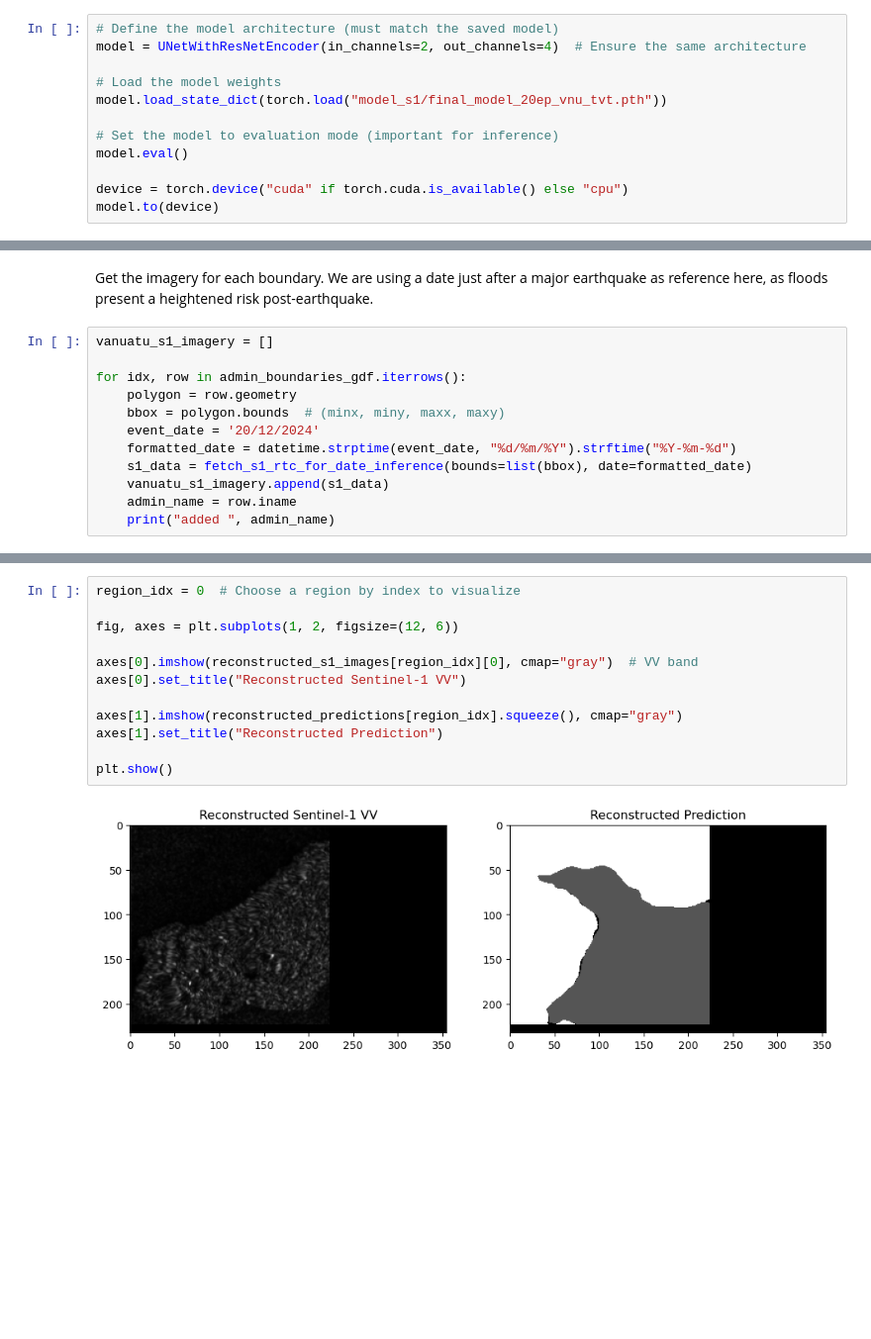
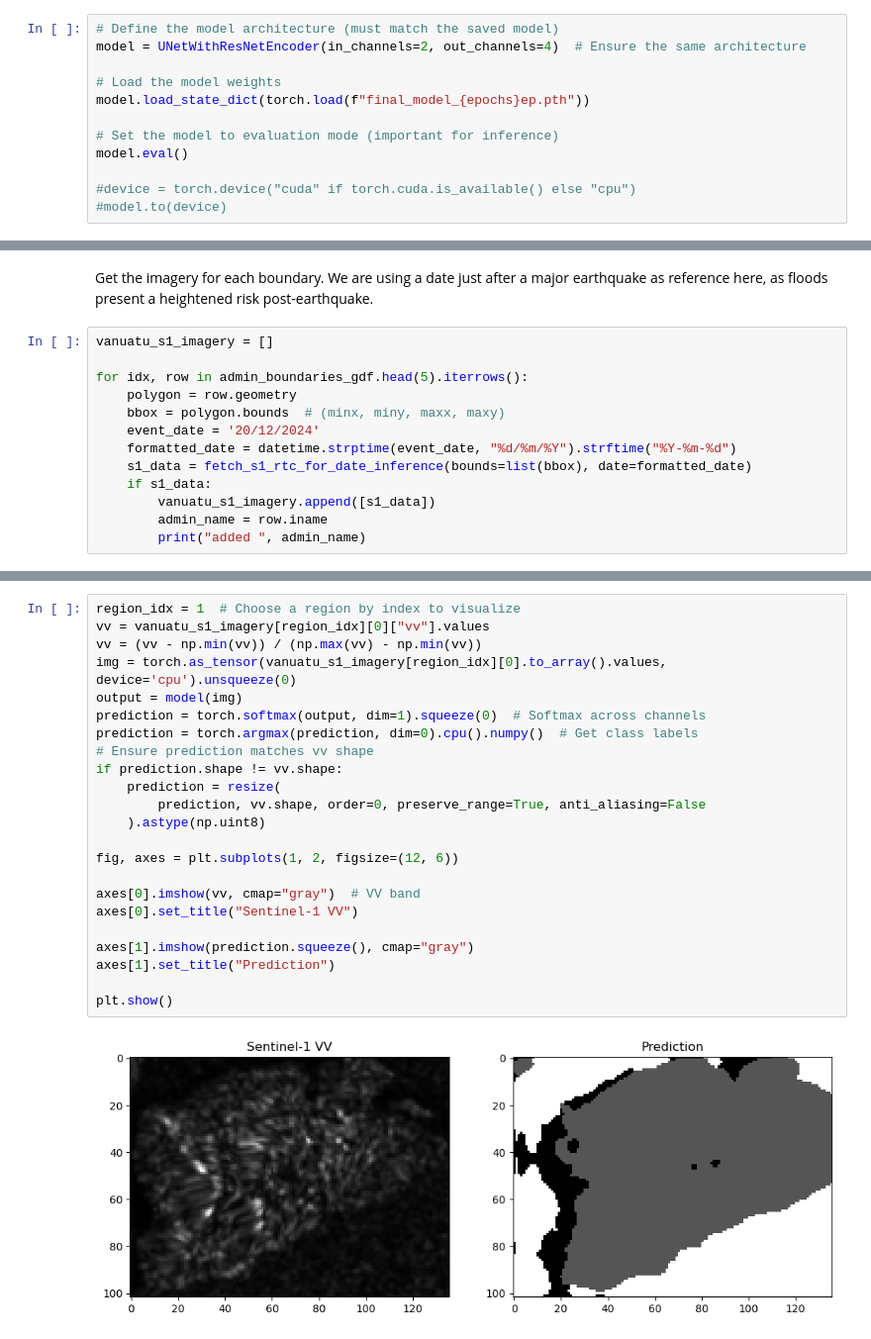
Before and after one commit to Vanuatu-National-Statistics-Office/climate-change-natural-disasters, a Jupyter notebook: book/Lesson_1C.ipynb, the cells around one changed output, grey strips where cells are left out. Shown at 99% size. Saved outputs shown, nothing was run; the diff lists cells and outputs as text; blank space fills up the shorter version.

```diff
--- a/book/Lesson_1C.ipynb
+++ b/book/Lesson_1C.ipynb
@@ -724,13 +720,13 @@ Load the saved model from file.
 model = UNetWithResNetEncoder(in_channels=2, out_channels=4)  # Ensure the same architecture
 
 # Load the model weights
-model.load_state_dict(torch.load("model_s1/final_model_20ep_vnu_tvt.pth"))
+model.load_state_dict(torch.load(f"final_model_{epochs}ep.pth"))
 
 # Set the model to evaluation mode (important for inference)
 model.eval()
 
-device = torch.device("cuda" if torch.cuda.is_available() else "cpu")
-model.to(device)
+#device = torch.device("cuda" if torch.cuda.is_available() else "cpu")
+#model.to(device)
 # %% [markdown]
 New function to get relevant Sentinel-1 imagery within 10 days after the requested date.
 # %%
@@ -765,14 +761,15 @@ Get the imagery for each boundary. We are using a date just after a major earthq
 # %%
 vanuatu_s1_imagery = []
 
-for idx, row in admin_boundaries_gdf.iterrows():
+for idx, row in admin_boundaries_gdf.head(5).iterrows():
     polygon = row.geometry
     bbox = polygon.bounds  # (minx, miny, maxx, maxy)
     event_date = '20/12/2024'
     formatted_date = datetime.strptime(event_date, "%d/%m/%Y").strftime("%Y-%m-%d")
     s1_data = fetch_s1_rtc_for_date_inference(bounds=list(bbox), date=formatted_date)
-    vanuatu_s1_imagery.append(s1_data)
-    admin_name = row.iname
-    print("added ", admin_name)
+    if s1_data:
+        vanuatu_s1_imagery.append([s1_data])
+        admin_name = row.iname
+        print("added ", admin_name)
 # %% [output]
 added  Malmas
@@ -945,14 +798,25 @@ Plot the results.
 # %%
-region_idx = 0  # Choose a region by index to visualize
+region_idx = 1  # Choose a region by index to visualize
+vv = vanuatu_s1_imagery[region_idx][0]["vv"].values
+vv = (vv - np.min(vv)) / (np.max(vv) - np.min(vv))
+img = torch.as_tensor(vanuatu_s1_imagery[region_idx][0].to_array().values, device='cpu').unsqueeze(0)
+output = model(img)
+prediction = torch.softmax(output, dim=1).squeeze(0)  # Softmax across channels
+prediction = torch.argmax(prediction, dim=0).cpu().numpy()  # Get class labels
+# Ensure prediction matches vv shape
+if prediction.shape != vv.shape:
+    prediction = resize(
+        prediction, vv.shape, order=0, preserve_range=True, anti_aliasing=False
+    ).astype(np.uint8)
 
 fig, axes = plt.subplots(1, 2, figsize=(12, 6))
 
-axes[0].imshow(reconstructed_s1_images[region_idx][0], cmap="gray")  # VV band
-axes[0].set_title("Reconstructed Sentinel-1 VV")
+axes[0].imshow(vv, cmap="gray")  # VV band
+axes[0].set_title("Sentinel-1 VV")
 
-axes[1].imshow(reconstructed_predictions[region_idx].squeeze(), cmap="gray")
-axes[1].set_title("Reconstructed Prediction")
+axes[1].imshow(prediction.squeeze(), cmap="gray")
+axes[1].set_title("Prediction")
 
 plt.show()
 # %% [output]
-[figure, old version]
+[figure, new version]
```
Also changed, not shown: parts of 23 cells of this notebook, 1 other file.
